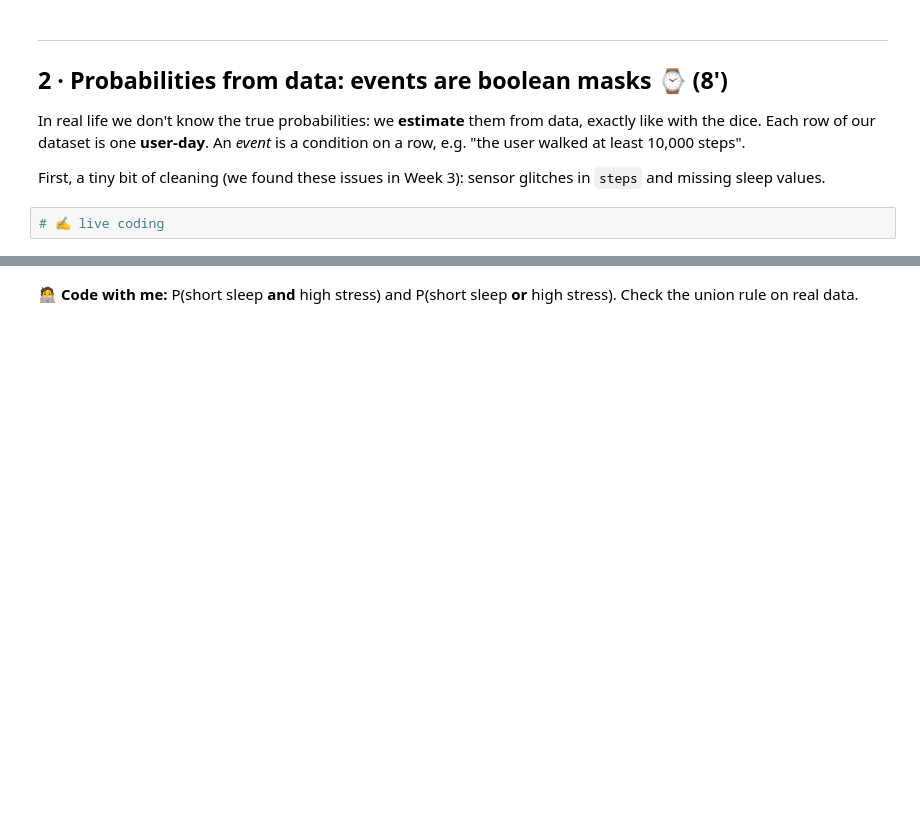
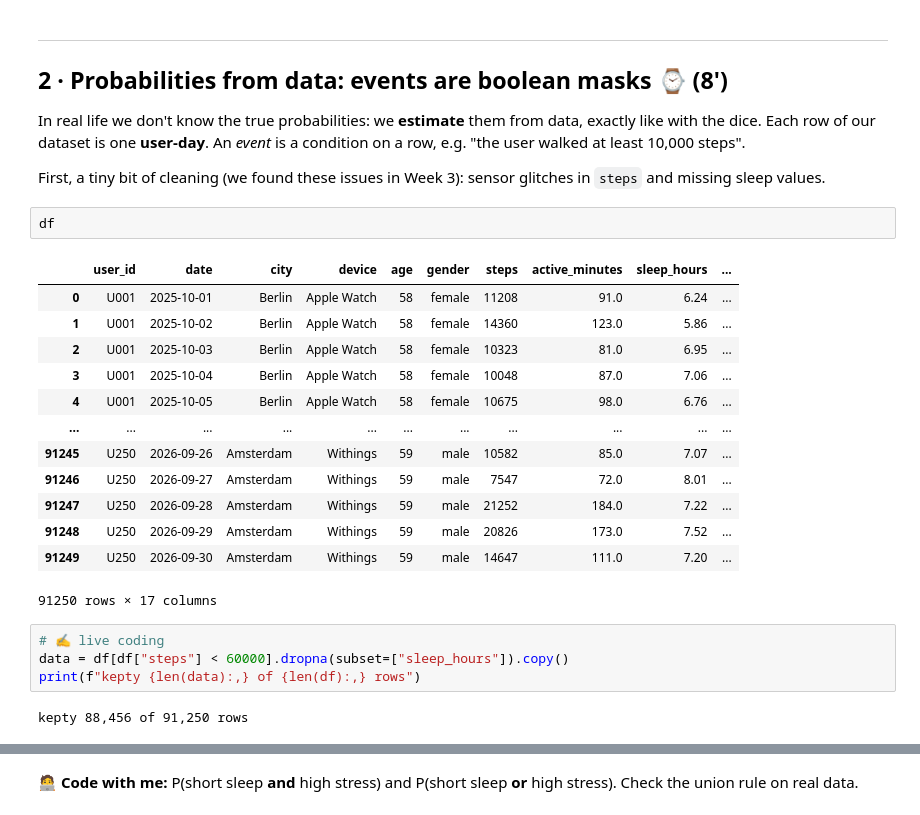
Before and after one commit to Andreoliveira85/DSML-IH-cohort-october26, a Jupyter notebook: week_05/W05_D1_probability_distributions_live.ipynb, the cells around one changed output, grey strips where cells are left out. Cells and saved outputs as stored; diff of their text form; blank space fills up the shorter version.

```diff
--- a/week_05/W05_D1_probability_distributions_live.ipynb
+++ b/week_05/W05_D1_probability_distributions_live.ipynb
@@ -103,7 +166,27 @@ In real life we don't know the true probabilities: we **estimate** them from dat
 Each row of our dataset is one **user-day**. An *event* is a condition on a row, e.g. "the user walked at least 10,000 steps".
 
 First, a tiny bit of cleaning (we found these issues in Week 3): sensor glitches in `steps` and missing sleep values.
+# %%
+df
+# %% [output]
+|  | user_id | date | city | device | age | gender | steps | active_minutes | sleep_hours | ... |
+| 0 | U001 | 2025-10-01 | Berlin | Apple Watch | 58 | female | 11208 | 91.0 | 6.24 | ... |
+| 1 | U001 | 2025-10-02 | Berlin | Apple Watch | 58 | female | 14360 | 123.0 | 5.86 | ... |
+| 2 | U001 | 2025-10-03 | Berlin | Apple Watch | 58 | female | 10323 | 81.0 | 6.95 | ... |
+| 3 | U001 | 2025-10-04 | Berlin | Apple Watch | 58 | female | 10048 | 87.0 | 7.06 | ... |
+| 4 | U001 | 2025-10-05 | Berlin | Apple Watch | 58 | female | 10675 | 98.0 | 6.76 | ... |
+| ... | ... | ... | ... | ... | ... | ... | ... | ... | ... | ... |
+| 91245 | U250 | 2026-09-26 | Amsterdam | Withings | 59 | male | 10582 | 85.0 | 7.07 | ... |
+| 91246 | U250 | 2026-09-27 | Amsterdam | Withings | 59 | male | 7547 | 72.0 | 8.01 | ... |
+| 91247 | U250 | 2026-09-28 | Amsterdam | Withings | 59 | male | 21252 | 184.0 | 7.22 | ... |
+| 91248 | U250 | 2026-09-29 | Amsterdam | Withings | 59 | male | 20826 | 173.0 | 7.52 | ... |
+| 91249 | U250 | 2026-09-30 | Amsterdam | Withings | 59 | male | 14647 | 111.0 | 7.20 | ... |
+91250 rows × 17 columns
 # %%
 # ✍️ live coding
+data = df[df["steps"] < 60000].dropna(subset=["sleep_hours"]).copy()
+print(f"kepty {len(data):,} of {len(df):,} rows")
+# %% [output]
+kepty 88,456 of 91,250 rows
 # %%
 # ✍️ live coding
```
Also changed, not shown: parts of 12 cells of this notebook, 1 other file.
